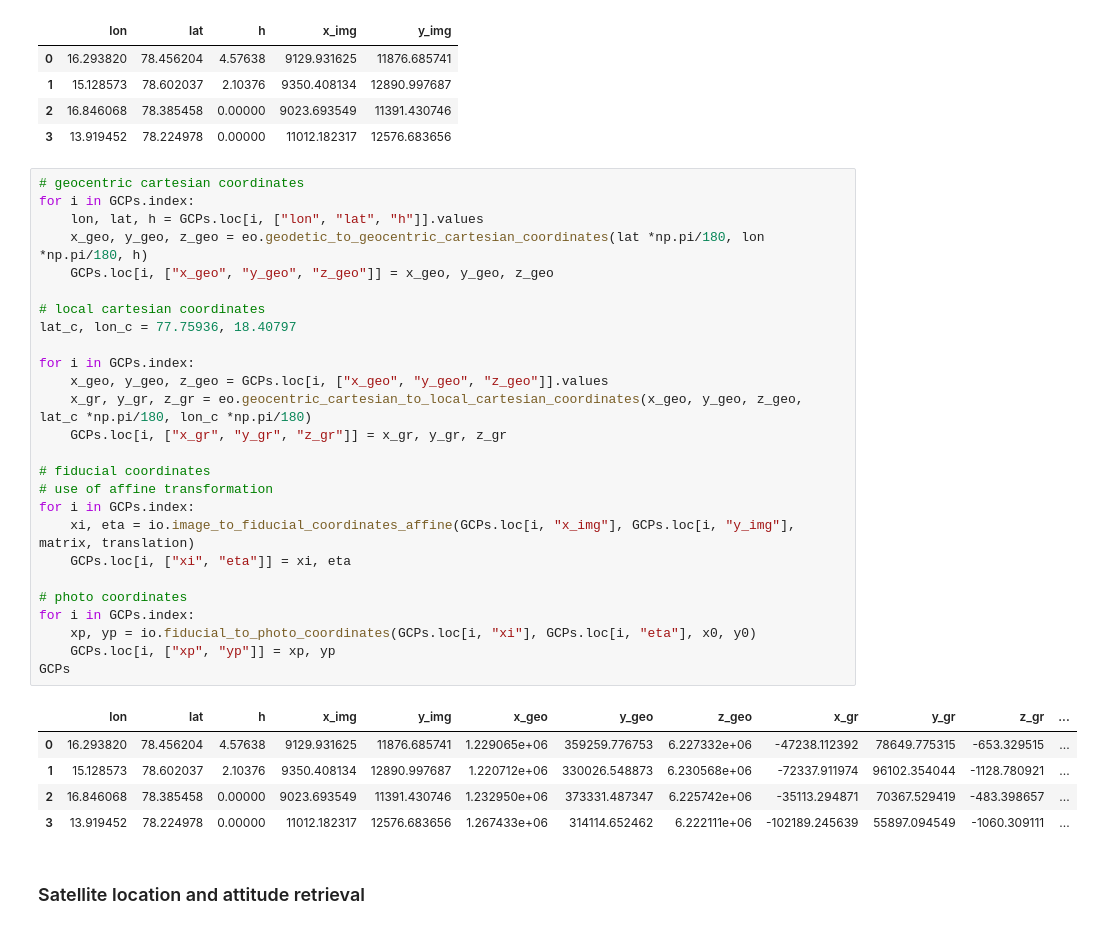
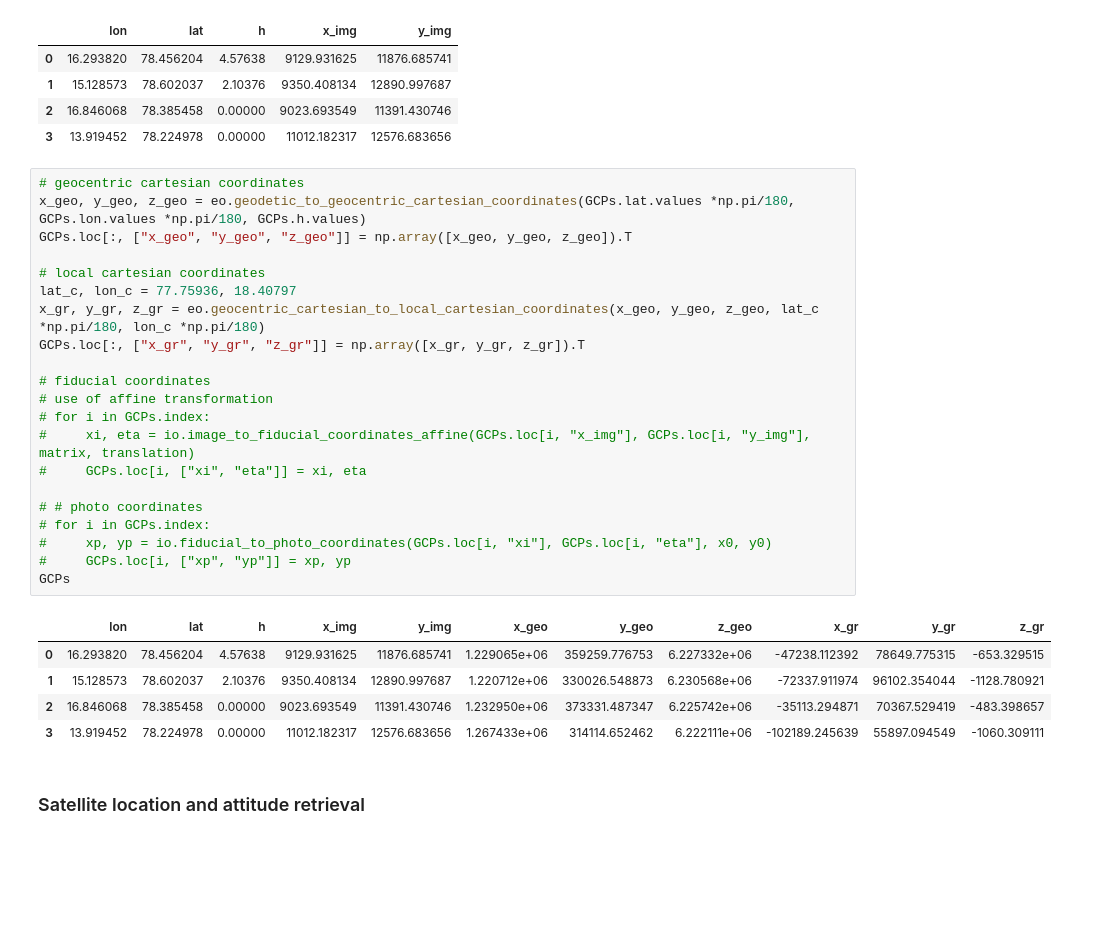
Before and after one commit to lorisdanjou/KH-5_ARGON_images_processing, a Jupyter notebook: orthorectification_images_tests.ipynb, the cells around one changed output. Drawn from its saved outputs; the diff is of its cells as text; blank space fills up the shorter version.

Commit message:
vectorized functions for coordinates change (in both EO and IO)

```diff
--- a/orthorectification_images_tests.ipynb
+++ b/orthorectification_images_tests.ipynb
@@ -479,36 +479,31 @@ GCPs
 | 3 | 13.919452 | 78.224978 | 0.00000 | 11012.182317 | 12576.683656 |
 # %%
 # geocentric cartesian coordinates
-for i in GCPs.index:
-    lon, lat, h = GCPs.loc[i, ["lon", "lat", "h"]].values
-    x_geo, y_geo, z_geo = eo.geodetic_to_geocentric_cartesian_coordinates(lat *np.pi/180, lon *np.pi/180, h)
-    GCPs.loc[i, ["x_geo", "y_geo", "z_geo"]] = x_geo, y_geo, z_geo
+x_geo, y_geo, z_geo = eo.geodetic_to_geocentric_cartesian_coordinates(GCPs.lat.values *np.pi/180, GCPs.lon.values *np.pi/180, GCPs.h.values)
+GCPs.loc[:, ["x_geo", "y_geo", "z_geo"]] = np.array([x_geo, y_geo, z_geo]).T
 
 # local cartesian coordinates
 lat_c, lon_c = 77.75936, 18.40797
-
-for i in GCPs.index:
-    x_geo, y_geo, z_geo = GCPs.loc[i, ["x_geo", "y_geo", "z_geo"]].values
-    x_gr, y_gr, z_gr = eo.geocentric_cartesian_to_local_cartesian_coordinates(x_geo, y_geo, z_geo, lat_c *np.pi/180, lon_c *np.pi/180)
-    GCPs.loc[i, ["x_gr", "y_gr", "z_gr"]] = x_gr, y_gr, z_gr
+x_gr, y_gr, z_gr = eo.geocentric_cartesian_to_local_cartesian_coordinates(x_geo, y_geo, z_geo, lat_c *np.pi/180, lon_c *np.pi/180)
+GCPs.loc[:, ["x_gr", "y_gr", "z_gr"]] = np.array([x_gr, y_gr, z_gr]).T
 
 # fiducial coordinates
 # use of affine transformation
-for i in GCPs.index:
-    xi, eta = io.image_to_fiducial_coordinates_affine(GCPs.loc[i, "x_img"], GCPs.loc[i, "y_img"], matrix, translation)
-    GCPs.loc[i, ["xi", "eta"]] = xi, eta
+# for i in GCPs.index:
+#     xi, eta = io.image_to_fiducial_coordinates_affine(GCPs.loc[i, "x_img"], GCPs.loc[i, "y_img"], matrix, translation)
+#     GCPs.loc[i, ["xi", "eta"]] = xi, eta
 
-# photo coordinates
-for i in GCPs.index:
-    xp, yp = io.fiducial_to_photo_coordinates(GCPs.loc[i, "xi"], GCPs.loc[i, "eta"], x0, y0)
-    GCPs.loc[i, ["xp", "yp"]] = xp, yp
+# # photo coordinates
+# for i in GCPs.index:
+#     xp, yp = io.fiducial_to_photo_coordinates(GCPs.loc[i, "xi"], GCPs.loc[i, "eta"], x0, y0)
+#     GCPs.loc[i, ["xp", "yp"]] = xp, yp
 GCPs
 # %% [output]
-|  | lon | lat | h | x_img | y_img | x_geo | y_geo | z_geo | x_gr | y_gr | z_gr | ... |
-| 0 | 16.293820 | 78.456204 | 4.57638 | 9129.931625 | 11876.685741 | 1.229065e+06 | 359259.776753 | 6.227332e+06 | -47238.112392 | 78649.775315 | -653.329515 | ... |
-| 1 | 15.128573 | 78.602037 | 2.10376 | 9350.408134 | 12890.997687 | 1.220712e+06 | 330026.548873 | 6.230568e+06 | -72337.911974 | 96102.354044 | -1128.780921 | ... |
-| 2 | 16.846068 | 78.385458 | 0.00000 | 9023.693549 | 11391.430746 | 1.232950e+06 | 373331.487347 | 6.225742e+06 | -35113.294871 | 70367.529419 | -483.398657 | ... |
-| 3 | 13.919452 | 78.224978 | 0.00000 | 11012.182317 | 12576.683656 | 1.267433e+06 | 314114.652462 | 6.222111e+06 | -102189.245639 | 55897.094549 | -1060.309111 | ... |
+|  | lon | lat | h | x_img | y_img | x_geo | y_geo | z_geo | x_gr | y_gr | z_gr |
+| 0 | 16.293820 | 78.456204 | 4.57638 | 9129.931625 | 11876.685741 | 1.229065e+06 | 359259.776753 | 6.227332e+06 | -47238.112392 | 78649.775315 | -653.329515 |
+| 1 | 15.128573 | 78.602037 | 2.10376 | 9350.408134 | 12890.997687 | 1.220712e+06 | 330026.548873 | 6.230568e+06 | -72337.911974 | 96102.354044 | -1128.780921 |
+| 2 | 16.846068 | 78.385458 | 0.00000 | 9023.693549 | 11391.430746 | 1.232950e+06 | 373331.487347 | 6.225742e+06 | -35113.294871 | 70367.529419 | -483.398657 |
+| 3 | 13.919452 | 78.224978 | 0.00000 | 11012.182317 | 12576.683656 | 1.267433e+06 | 314114.652462 | 6.222111e+06 | -102189.245639 | 55897.094549 | -1060.309111 |
 # %% [markdown]
 ### Satellite location and attitude retrieval
 # %%
```
Also changed, not shown: parts of 4 cells of this notebook, 2 other files.
